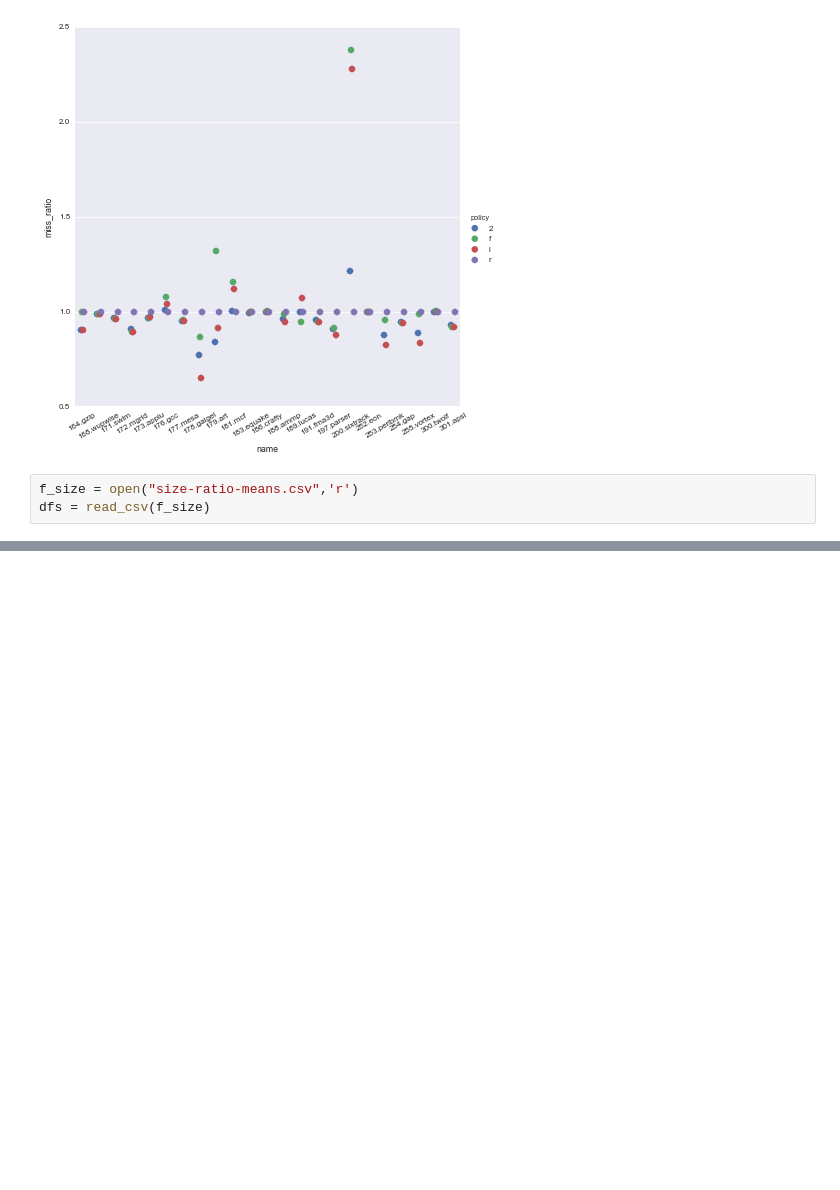
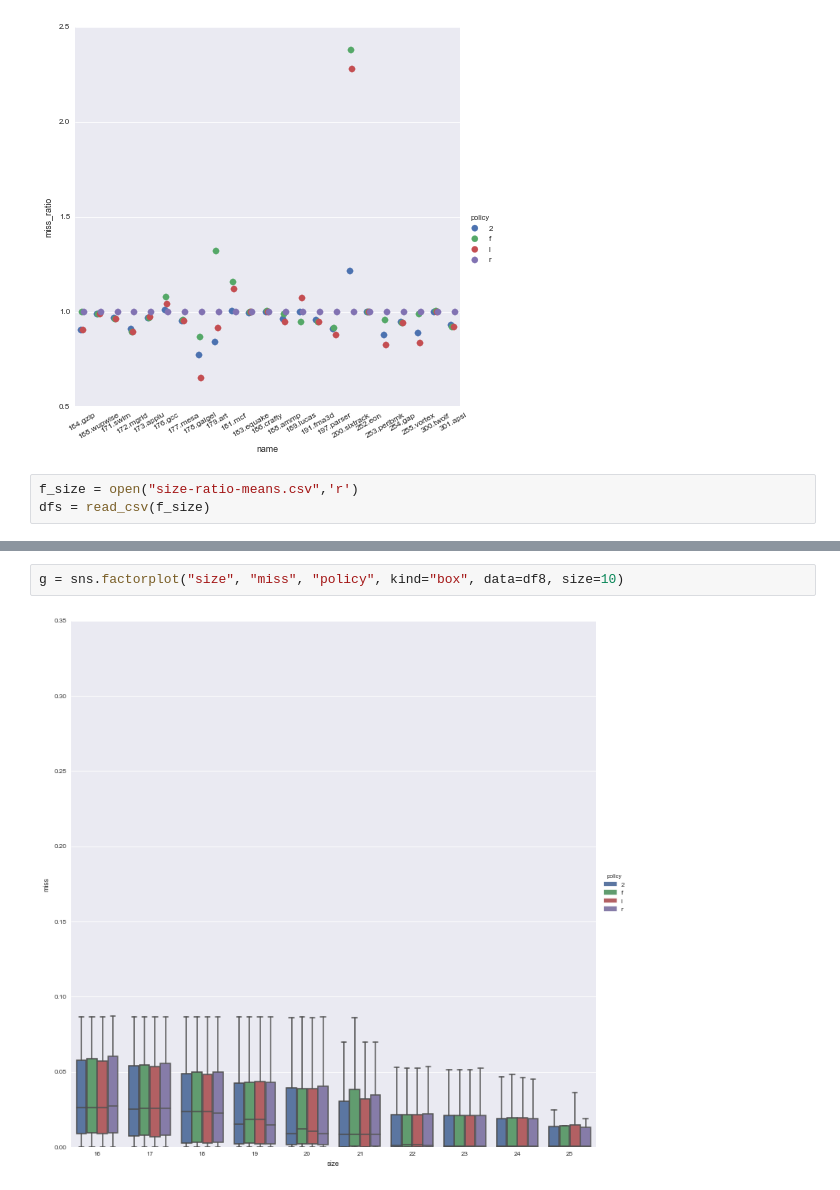
Before and after one commit to danluu/dineroIV, a Jupyter notebook: traces/spec/Plot.ipynb, the cells around one changed output, grey strips where cells are left out. Saved outputs shown, nothing was run; the diff lists cells and outputs as text; blank space fills up the shorter version.

```diff
--- a/traces/spec/Plot.ipynb
+++ b/traces/spec/Plot.ipynb
@@ -53,0 +59,4 @@ g.set_xticklabels(rotation=30)
+# %%
+g = sns.factorplot("size", "miss", "policy", kind="box", data=df8, size=10)
+# %% [output]
+[figure, added]
```
Also changed, not shown: parts of 4 cells of this notebook.
